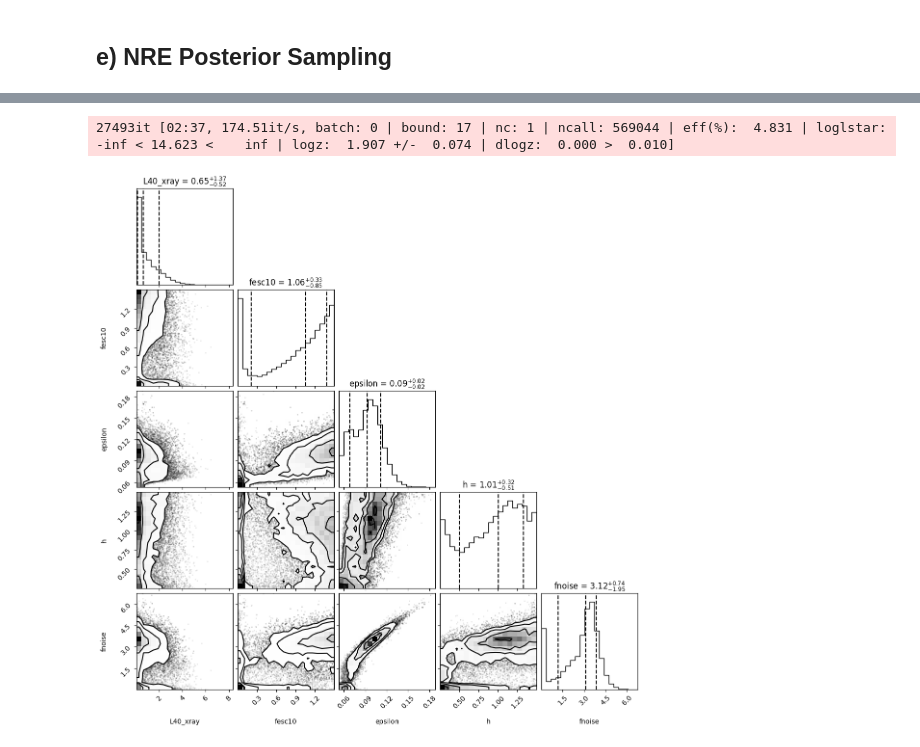
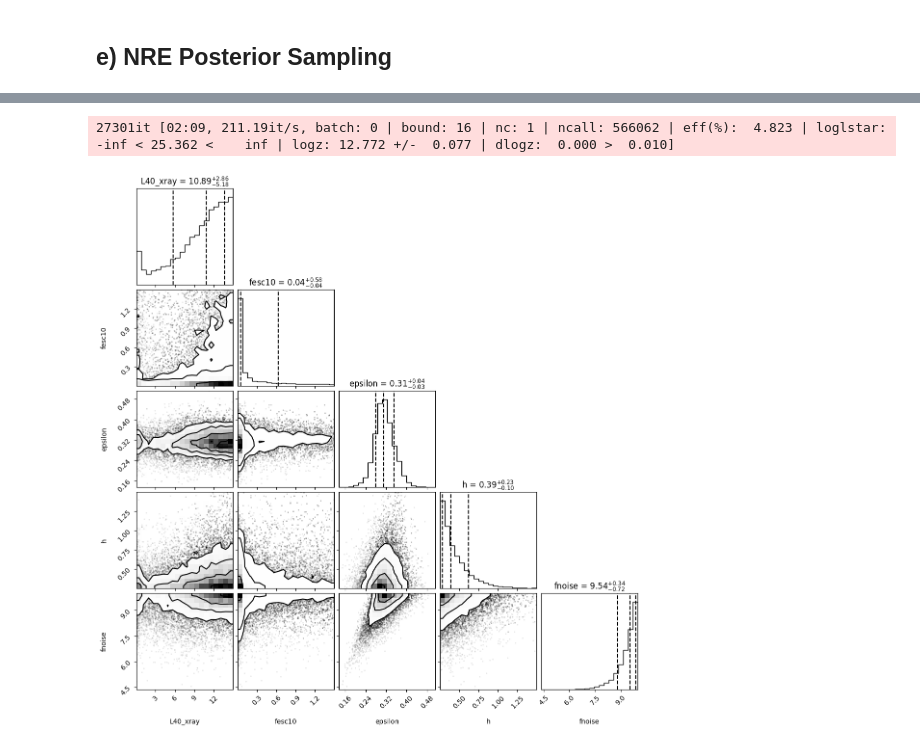
Before and after one commit to JoeyWee1/Machine-Learning-Enhanced-Inference-of-the-21-cm-Power-Spectrum-at-Cosmic-Dawn, a Jupyter notebook: ML_inference.ipynb, the cells around one changed output, grey strips where cells are left out. Saved outputs shown, nothing was run; the diff lists cells and outputs as text; code cells hidden in the pictures.

```diff
--- a/ML_inference.ipynb
+++ b/ML_inference.ipynb
@@ -535,16 +404,18 @@ NRE(
 #     return results
 # %%
 from utils.mcmc.ensemble import ln_post_log_nre
+
+nre_data = {"scaler": nre_x_scaler}
 
 lnspace_nre_ensemble_posterior = generate_chain(
     ln_post_log= ln_post_log_nre,
     n_walkers=32,
-    steps=50000,
+    steps=500000,
     discard=0,
     tf=2,
     unscaled_feature_domains=unscaled_feature_domains,
-    model=emulator_model,
+    model=nre_model,
     p_obs=observation["power"],
-    processed=processed,
+    processed=nre_data,
     )
 # %% [output]
@@ -723,14 +425,9 @@ def build_sampler(
-# %%
-
-nre_results = build_sampler(
-        model=nre_model,
-        processed=processed,
-        p_obs=observation['power'],
-        domains=unscaled_feature_domains,
-        nlive=1500,
-        scaler = x_scaler,
-    )
-fig, samples = plot_corner(nre_results)
-# %% [output]
-27493it [02:37, 174.51it/s, batch: 0 | bound: 17 | nc: 1 | ncall: 569044 | eff(%):  4.831 | loglstar:   -inf < 14.623 <    inf | logz:  1.907 +/-  0.074 | dlogz:  0.000 >  0.010]
-[figure, removed]
+# %%
+from utils.mcmc.nested import make_nre_ln_likelihood
+nested_nre_results = build_sampler(nre_model, processed= nre_data, p_obs=observation["power"], domains=unscaled_feature_domains, ln_likelihood_fn=make_nre_ln_likelihood)
+# %% [output]
+27301it [02:09, 211.19it/s, batch: 0 | bound: 16 | nc: 1 | ncall: 566062 | eff(%):  4.823 | loglstar:   -inf < 25.362 <    inf | logz: 12.772 +/-  0.077 | dlogz:  0.000 >  0.010]
+# %%
+nested_nre_samples = plot_nested_corner(nested_nre_results)
+# %% [output]
+[figure, added]
```
Also changed, not shown: parts of 8 cells of this notebook, 3 other files.
